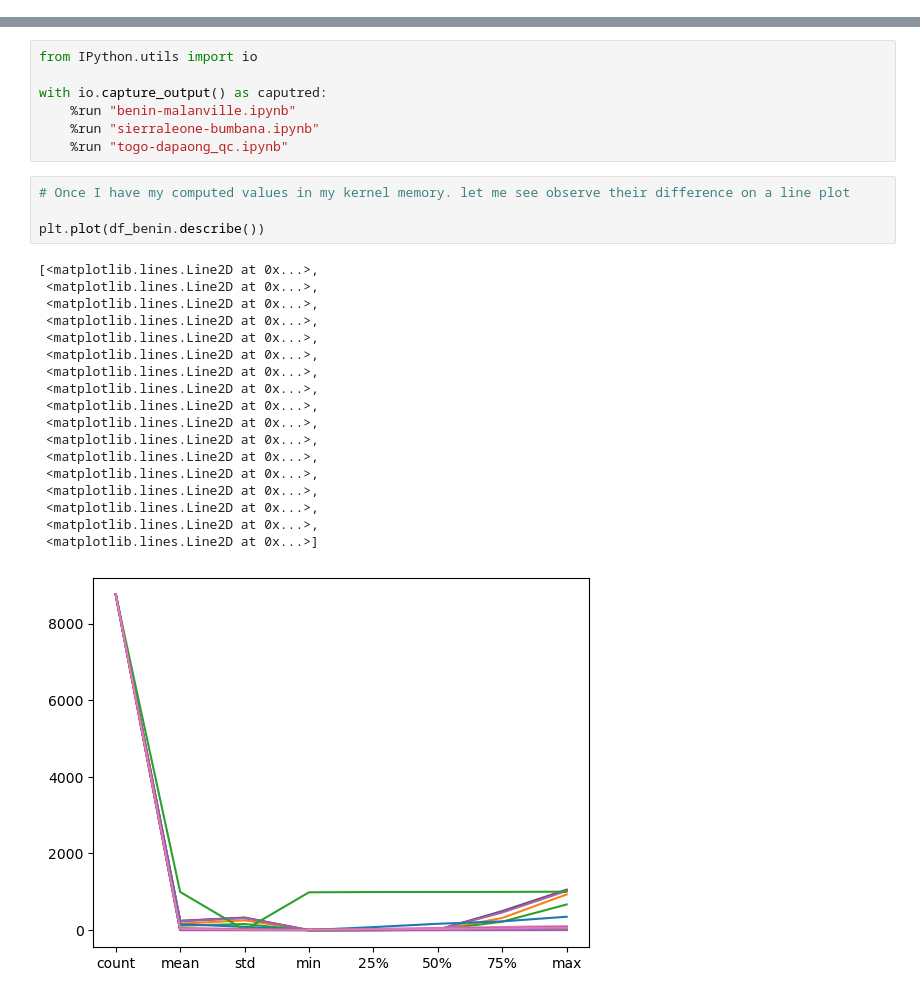
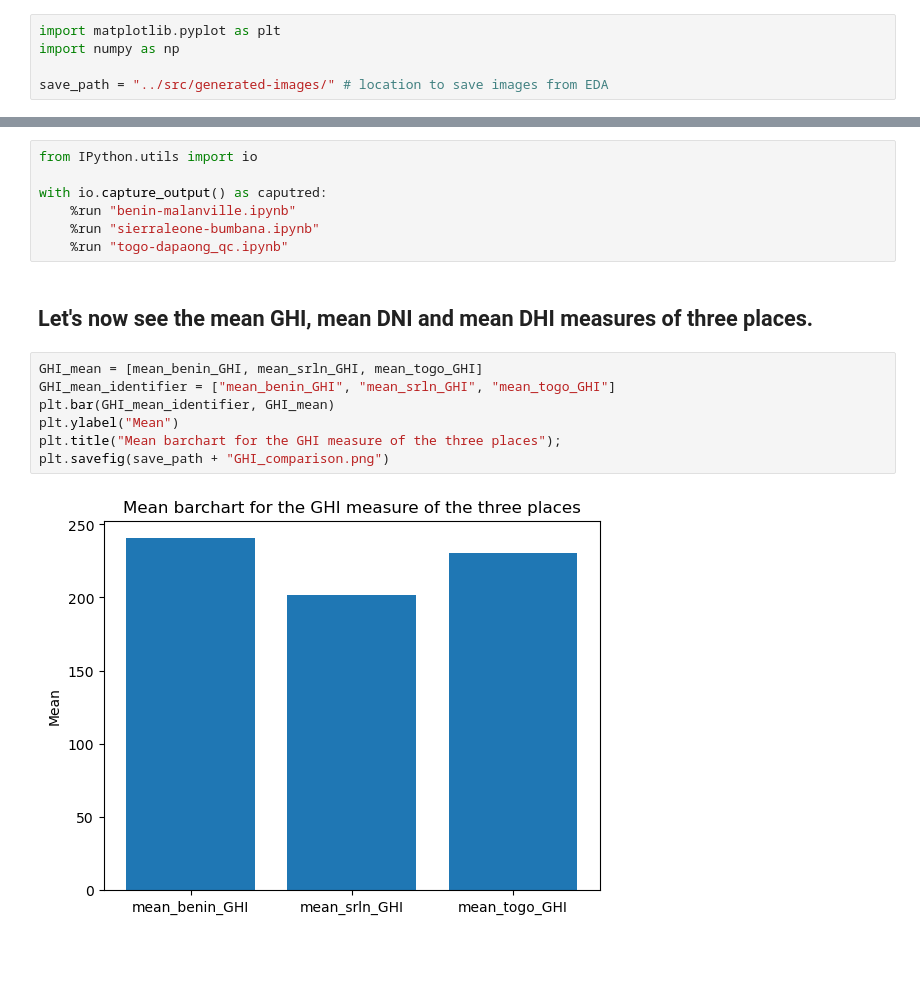
Before and after one commit to codeWithKal/KAIM-Week-0-Challenge, a Jupyter notebook: notebooks/EDA.ipynb, the cells around one changed output, grey strips where cells are left out. Cells and saved outputs as stored; diff of their text form; blank space fills up the shorter version.

Commit message:
Feat: all mean values are shown on a single figure

```diff
--- a/notebooks/EDA.ipynb
+++ b/notebooks/EDA.ipynb
@@ -6,3 +4,8 @@ import matplotlib.pyplot as plt
+# %%
+import matplotlib.pyplot as plt
+import numpy as np
+
+save_path = "../src/generated-images/" # location to save images from EDA
 # %% [markdown]
 ## Let me first have the aggregated values from the 3 notebooks of each counry.
 This shall be acheived after consecutively running the notebooks and having the values in our kernel memory.
@@ -13,26 +16,14 @@ with io.capture_output() as caputred:
     %run "benin-malanville.ipynb"
     %run "sierraleone-bumbana.ipynb"
     %run "togo-dapaong_qc.ipynb"
-# %%
-# Once I have my computed values in my kernel memory. let me see observe their difference on a line plot
-
-plt.plot(df_benin.describe())
-# %% [output]
-[<matplotlib.lines.Line2D at 0x...>,
- <matplotlib.lines.Line2D at 0x...>,
- <matplotlib.lines.Line2D at 0x...>,
- <matplotlib.lines.Line2D at 0x...>,
- <matplotlib.lines.Line2D at 0x...>,
- <matplotlib.lines.Line2D at 0x...>,
- <matplotlib.lines.Line2D at 0x...>,
- <matplotlib.lines.Line2D at 0x...>,
- <matplotlib.lines.Line2D at 0x...>,
- <matplotlib.lines.Line2D at 0x...>,
- <matplotlib.lines.Line2D at 0x...>,
- <matplotlib.lines.Line2D at 0x...>,
- <matplotlib.lines.Line2D at 0x...>,
- <matplotlib.lines.Line2D at 0x...>,
- <matplotlib.lines.Line2D at 0x...>,
- <matplotlib.lines.Line2D at 0x...>,
- <matplotlib.lines.Line2D at 0x...>]
-[figure, removed]
+# %% [markdown]
+## Let's now see the mean GHI, mean DNI and mean DHI measures of three places.
+# %%
+GHI_mean = [mean_benin_GHI, mean_srln_GHI, mean_togo_GHI]
+GHI_mean_identifier = ["mean_benin_GHI", "mean_srln_GHI", "mean_togo_GHI"]
+plt.bar(GHI_mean_identifier, GHI_mean)
+plt.ylabel("Mean")
+plt.title("Mean barchart for the GHI measure of the three places");
+plt.savefig(save_path + "GHI_comparison.png")
+# %% [output]
+[figure, added]
```
Also changed, not shown: parts of 6 cells of this notebook.
